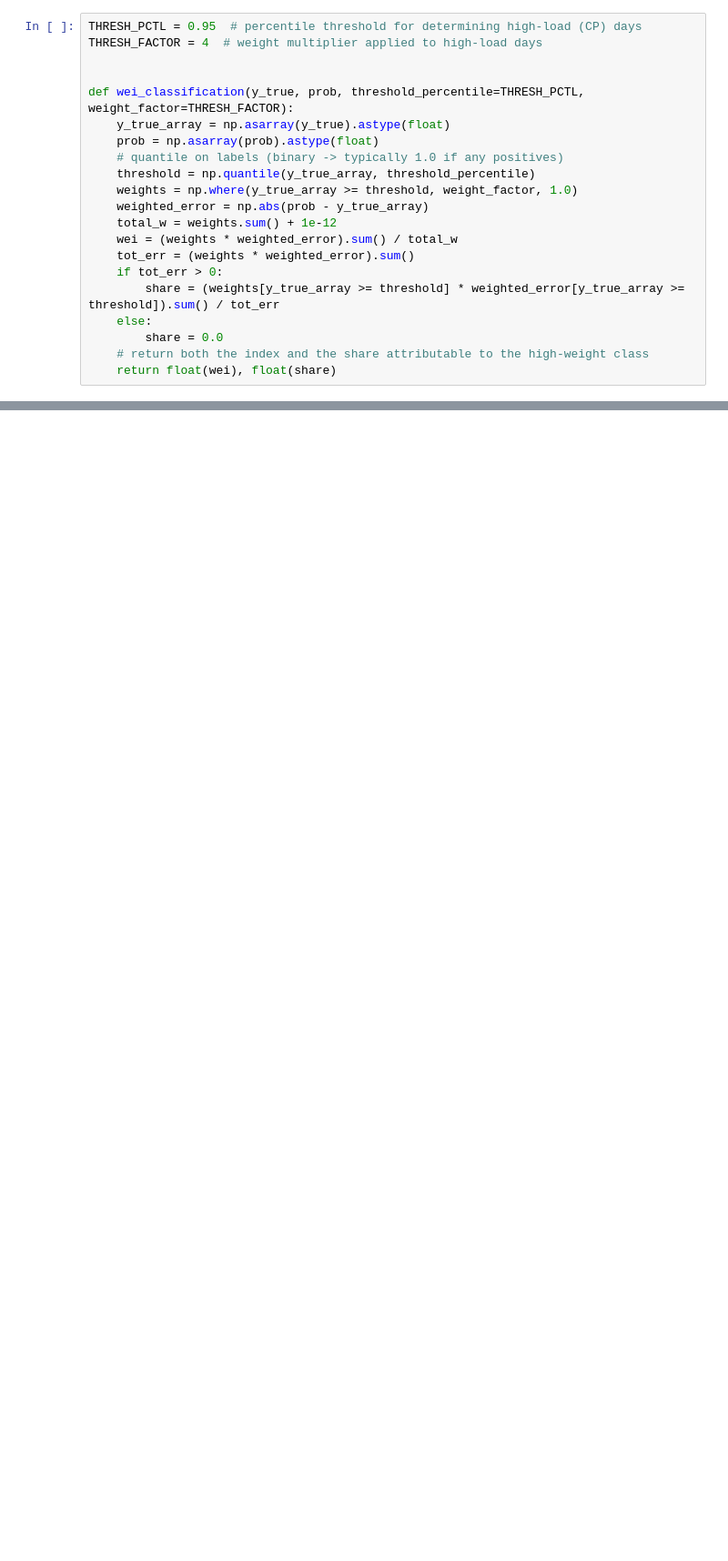
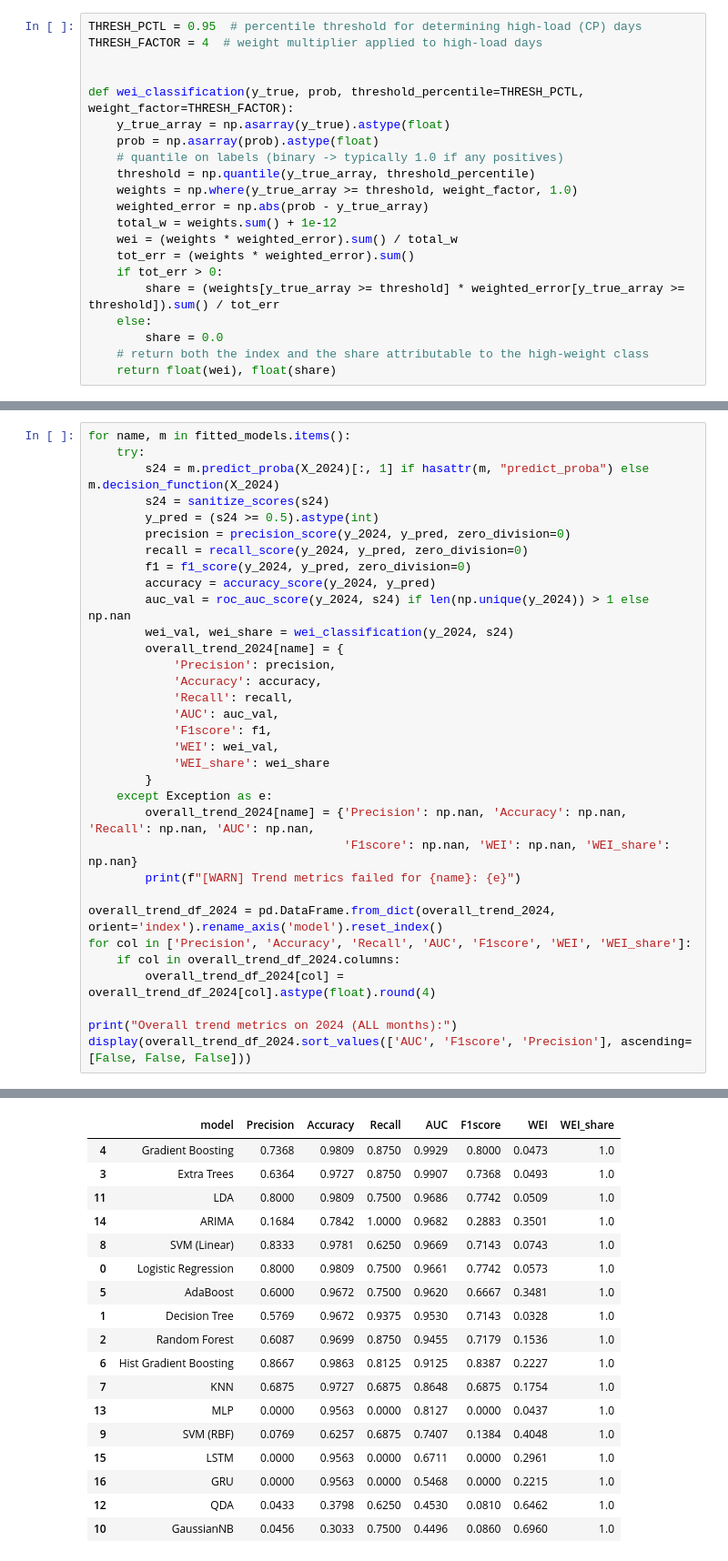
Before and after one commit to EmiyaKatuz/Probabilistic-Algorithm-for-5CP, a Jupyter notebook: cp_evaluation.ipynb, the cells around one changed output, grey strips where cells are left out. Shown at 91% size. Drawn from its saved outputs; the diff is of its cells as text; blank space fills up the shorter version.

```diff
--- a/cp_evaluation.ipynb
+++ b/cp_evaluation.ipynb
@@ -543,0 +785,34 @@ Overall trend metrics on 2024 (ALL months):
+# %%
+for name, m in fitted_models.items():
+    try:
+        s24 = m.predict_proba(X_2024)[:, 1] if hasattr(m, "predict_proba") else m.decision_function(X_2024)
+        s24 = sanitize_scores(s24)
+        y_pred = (s24 >= 0.5).astype(int)
+        precision = precision_score(y_2024, y_pred, zero_division=0)
+        recall = recall_score(y_2024, y_pred, zero_division=0)
+        f1 = f1_score(y_2024, y_pred, zero_division=0)
+        accuracy = accuracy_score(y_2024, y_pred)
+        auc_val = roc_auc_score(y_2024, s24) if len(np.unique(y_2024)) > 1 else np.nan
+        wei_val, wei_share = wei_classification(y_2024, s24)
+        overall_trend_2024[name] = {
+            'Precision': precision,
+            'Accuracy': accuracy,
+            'Recall': recall,
+            'AUC': auc_val,
+            'F1score': f1,
+            'WEI': wei_val,
+            'WEI_share': wei_share
+        }
+    except Exception as e:
+        overall_trend_2024[name] = {'Precision': np.nan, 'Accuracy': np.nan, 'Recall': np.nan, 'AUC': np.nan,
+                                    'F1score': np.nan, 'WEI': np.nan, 'WEI_share': np.nan}
+        print(f"[WARN] Trend metrics failed for {name}: {e}")
+
+overall_trend_df_2024 = pd.DataFrame.from_dict(overall_trend_2024, orient='index').rename_axis('model').reset_index()
+for col in ['Precision', 'Accuracy', 'Recall', 'AUC', 'F1score', 'WEI', 'WEI_share']:
+    if col in overall_trend_df_2024.columns:
+        overall_trend_df_2024[col] = overall_trend_df_2024[col].astype(float).round(4)
+
+print("Overall trend metrics on 2024 (ALL months):")
+display(overall_trend_df_2024.sort_values(['AUC', 'F1score', 'Precision'], ascending=[False, False, False]))
+# %% [output]
@@ -544,3 +820,21 @@ Overall trend metrics on 2024 (ALL months):
+|  | model | Precision | Accuracy | Recall | AUC | F1score | WEI | WEI_share |
+| 4 | Gradient Boosting | 0.7368 | 0.9809 | 0.8750 | 0.9929 | 0.8000 | 0.0473 | 1.0 |
+| 3 | Extra Trees | 0.6364 | 0.9727 | 0.8750 | 0.9907 | 0.7368 | 0.0493 | 1.0 |
+| 11 | LDA | 0.8000 | 0.9809 | 0.7500 | 0.9686 | 0.7742 | 0.0509 | 1.0 |
+| 14 | ARIMA | 0.1684 | 0.7842 | 1.0000 | 0.9682 | 0.2883 | 0.3501 | 1.0 |
+| 8 | SVM (Linear) | 0.8333 | 0.9781 | 0.6250 | 0.9669 | 0.7143 | 0.0743 | 1.0 |
+| 0 | Logistic Regression | 0.8000 | 0.9809 | 0.7500 | 0.9661 | 0.7742 | 0.0573 | 1.0 |
+| 5 | AdaBoost | 0.6000 | 0.9672 | 0.7500 | 0.9620 | 0.6667 | 0.3481 | 1.0 |
+| 1 | Decision Tree | 0.5769 | 0.9672 | 0.9375 | 0.9530 | 0.7143 | 0.0328 | 1.0 |
+| 2 | Random Forest | 0.6087 | 0.9699 | 0.8750 | 0.9455 | 0.7179 | 0.1536 | 1.0 |
+| 6 | Hist Gradient Boosting | 0.8667 | 0.9863 | 0.8125 | 0.9125 | 0.8387 | 0.2227 | 1.0 |
+| 7 | KNN | 0.6875 | 0.9727 | 0.6875 | 0.8648 | 0.6875 | 0.1754 | 1.0 |
+| 13 | MLP | 0.0000 | 0.9563 | 0.0000 | 0.8127 | 0.0000 | 0.0437 | 1.0 |
+| 9 | SVM (RBF) | 0.0769 | 0.6257 | 0.6875 | 0.7407 | 0.1384 | 0.4048 | 1.0 |
+| 15 | LSTM | 0.0000 | 0.9563 | 0.0000 | 0.6711 | 0.0000 | 0.2961 | 1.0 |
+| 16 | GRU | 0.0000 | 0.9563 | 0.0000 | 0.5468 | 0.0000 | 0.2215 | 1.0 |
+| 12 | QDA | 0.0433 | 0.3798 | 0.6250 | 0.4530 | 0.0810 | 0.6462 | 1.0 |
+| 10 | GaussianNB | 0.0456 | 0.3033 | 0.7500 | 0.4496 | 0.0860 | 0.6960 | 1.0 |
 # %%
 # Monthly Precision@4 / Recall@4 for each model across the test period (Jun–Sep months)
 def aggregated_p_r_at_4(df, scores):
```
Also changed, not shown: parts of 10 cells of this notebook, 1 other file.
